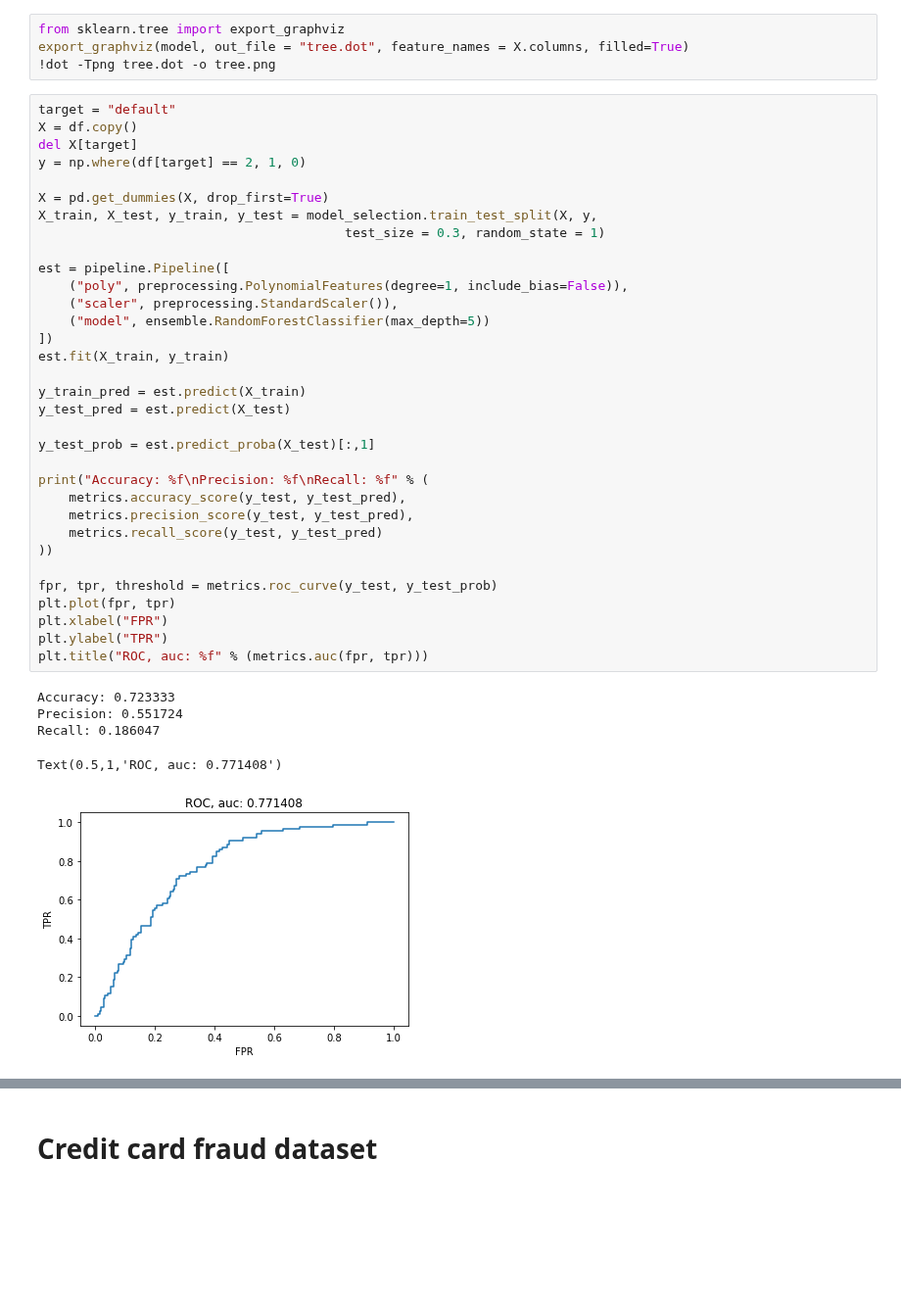
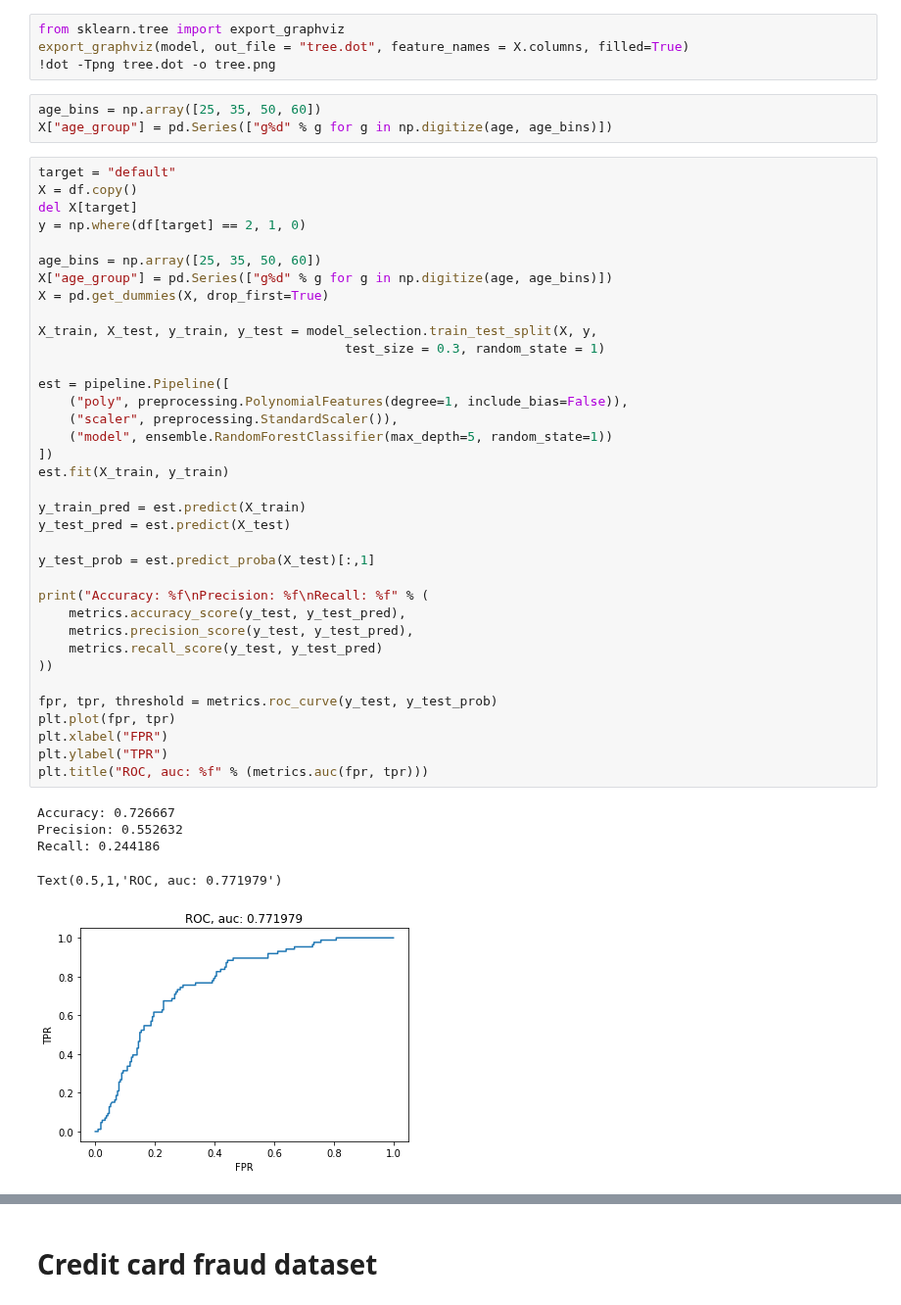
Before and after one commit to abulbasar/machine-learning, a Jupyter notebook: demos/Day 2 - classification.ipynb, the cells around one changed output, grey strips where cells are left out. Shown at 98% size. Drawn from its saved outputs; the diff is of its cells as text; blank space fills up the shorter version.

```diff
--- a/demos/Day 2 - classification.ipynb
+++ b/demos/Day 2 - classification.ipynb
@@ -212,42 +212,48 @@ pd.DataFrame({"feature": X.columns,
 from sklearn.tree import export_graphviz
 export_graphviz(model, out_file = "tree.dot", feature_names = X.columns, filled=True)
 !dot -Tpng tree.dot -o tree.png
+# %%
+age_bins = np.array([25, 35, 50, 60])
+X["age_group"] = pd.Series(["g%d" % g for g in np.digitize(age, age_bins)])
 # %%
 target = "default"
 X = df.copy()
 del X[target]
 y = np.where(df[target] == 2, 1, 0)
 
+age_bins = np.array([25, 35, 50, 60])
+X["age_group"] = pd.Series(["g%d" % g for g in np.digitize(age, age_bins)])
 X = pd.get_dummies(X, drop_first=True)
+
 X_train, X_test, y_train, y_test = model_selection.train_test_split(X, y,
                                         test_size = 0.3, random_state = 1)
 
 est = pipeline.Pipeline([
     ("poly", preprocessing.PolynomialFeatures(degree=1, include_bias=False)),
     ("scaler", preprocessing.StandardScaler()),
-    ("model", ensemble.RandomForestClassifier(max_depth=5))
+    ("model", ensemble.RandomForestClassifier(max_depth=5, random_state=1))
 ])
 est.fit(X_train, y_train)
 
 y_train_pred = est.predict(X_train)
 y_test_pred = est.predict(X_test)
 
 y_test_prob = est.predict_proba(X_test)[:,1]
 
 print("Accuracy: %f\nPrecision: %f\nRecall: %f" % (
     metrics.accuracy_score(y_test, y_test_pred),
     metrics.precision_score(y_test, y_test_pred),
     metrics.recall_score(y_test, y_test_pred)
 ))
 
 fpr, tpr, threshold = metrics.roc_curve(y_test, y_test_prob)
 plt.plot(fpr, tpr)
 plt.xlabel("FPR")
 plt.ylabel("TPR")
 plt.title("ROC, auc: %f" % (metrics.auc(fpr, tpr)))
 # %% [output]
-Accuracy: 0.723333
-Precision: 0.551724
-Recall: 0.186047
+Accuracy: 0.726667
+Precision: 0.552632
+Recall: 0.244186
-Text(0.5,1,'ROC, auc: 0.771408')
+Text(0.5,1,'ROC, auc: 0.771979')
-[figure, old version]
+[figure, new version]
```
Also changed, not shown: parts of 2 cells of this notebook, 2 other files.
